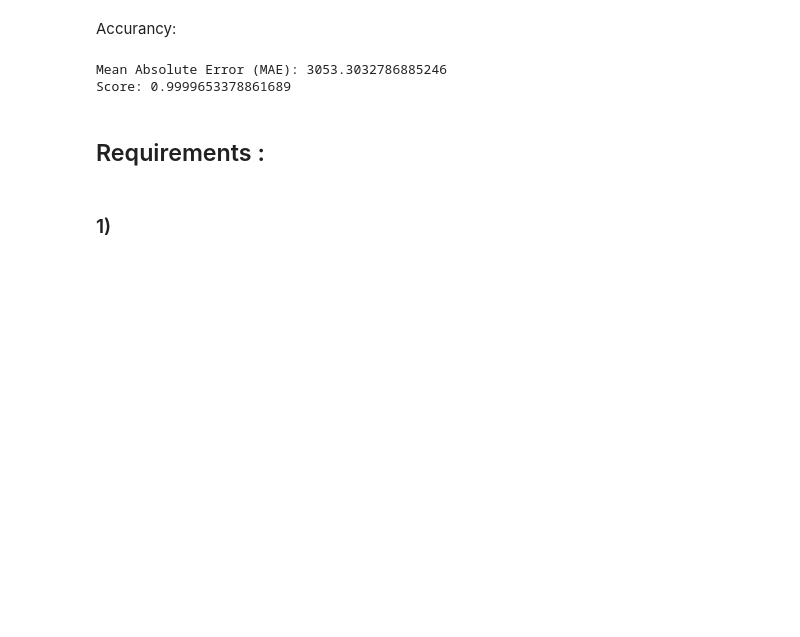
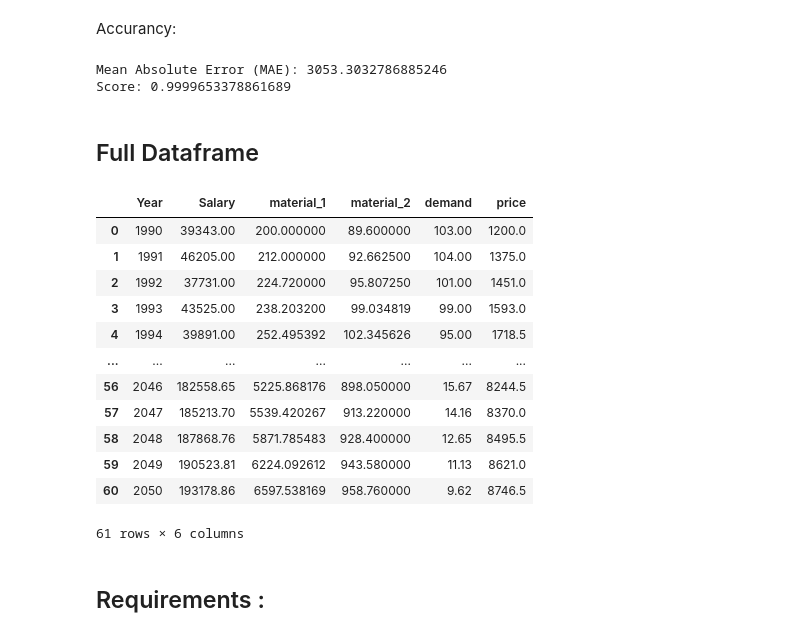
Before and after one commit to PhantomGXx/BestEngEcoTeam-PythonProject, a Jupyter notebook: EE-PROJECT-BEET.ipynb, the cells around one changed output. Saved outputs shown, nothing was run; the diff lists cells and outputs as text; code cells hidden in the pictures; blank space fills up the shorter version.

```diff
--- a/EE-PROJECT-BEET.ipynb
+++ b/EE-PROJECT-BEET.ipynb
@@ -194,9 +196,9 @@ for year in future_years:
 
 y_1 = list(Y_1)
 f_1 = list(future_predictions_1)
-Material_1 = y_1 + f_1
+PREDICTED_LIST_1 = y_1 + f_1
 
-future_df_1 = pd.DataFrame({'Year': years.flatten(), 'Predicted_Material_1': Material_1})
+future_df_1 = pd.DataFrame({'Year': years.flatten(), 'Predicted_Material_1': PREDICTED_LIST_1})
 
 future_df_1
 # %% [output]
@@ -236,24 +356,22 @@ A regression model with the new data will be used to predict demand to the year
 A simple linear regression method will be used to show the price of the final product all the way to the year 2050, by using the previous data of the Product's Prices from the year 1990 to 2022.
 # %%
 INPUT='price'
-X = DATA['Years']
-X = X.values.reshape(-1, 1)
-Y_3 = DATA[INPUT]
+Y_4 = DATA[INPUT]
 
-model = lm.LinearRegression()
-model.fit(X,Y_3)
-s = model.score(X,Y_3)
+model_4 = lm.LinearRegression()
+model_4.fit(X,Y_4)
+s_4 = model_4.score(X,Y_4)
 
-future_predictions_3 = model.predict(future_years)
-future_predictions_3 = [round(num,2) for num in future_predictions_3]
+future_predictions_4 = model_4.predict(future_years)
+future_predictions_4 = [round(num,2) for num in future_predictions_4]
 
-y = list(Y_3)
-f_3 = list(future_predictions_3)
-PREDICTED_LIST = y + f_3
+y = list(Y_4)
+f_4 = list(future_predictions_4)
+PREDICTED_LIST_4 = y + f_4
 
-future_df_3 = pd.DataFrame({'Year': years.flatten(), 'Predicted_Data': PREDICTED_LIST})
+future_df_4 = pd.DataFrame({'Year': years.flatten(), 'Predicted_Data': PREDICTED_LIST_4})
 
-future_df_3
+future_df_4
 # %% [output]
 |  | Year | Predicted_Data |
 | 0 | 1990 | 1200.0 |
@@ -292,7 +410,24 @@ print("Score:",s)
 # %% [output]
 Mean Absolute Error (MAE): 3053.3032786885246
 Score: 0.9999653378861689
+# %% [markdown]
+## Full Dataframe
+# %%
+full_df = pd.DataFrame({'Year': years.flatten(), 'Salary': PREDICTED_LIST, 'material_1':PREDICTED_LIST_1, 'material_2':PREDICTED_LIST_2,'demand':PREDICTED_LIST_3,'price': PREDICTED_LIST_4})
+full_df
+# %% [output]
+|  | Year | Salary | material_1 | material_2 | demand | price |
+| 0 | 1990 | 39343.00 | 200.000000 | 89.600000 | 103.00 | 1200.0 |
+| 1 | 1991 | 46205.00 | 212.000000 | 92.662500 | 104.00 | 1375.0 |
+| 2 | 1992 | 37731.00 | 224.720000 | 95.807250 | 101.00 | 1451.0 |
+| 3 | 1993 | 43525.00 | 238.203200 | 99.034819 | 99.00 | 1593.0 |
+| 4 | 1994 | 39891.00 | 252.495392 | 102.345626 | 95.00 | 1718.5 |
+| ... | ... | ... | ... | ... | ... | ... |
+| 56 | 2046 | 182558.65 | 5225.868176 | 898.050000 | 15.67 | 8244.5 |
+| 57 | 2047 | 185213.70 | 5539.420267 | 913.220000 | 14.16 | 8370.0 |
+| 58 | 2048 | 187868.76 | 5871.785483 | 928.400000 | 12.65 | 8495.5 |
+| 59 | 2049 | 190523.81 | 6224.092612 | 943.580000 | 11.13 | 8621.0 |
+| 60 | 2050 | 193178.86 | 6597.538169 | 958.760000 | 9.62 | 8746.5 |
+61 rows × 6 columns
 # %% [markdown]
 ## Requirements :
-# %% [markdown]
-### 1)
```
Also changed, not shown: parts of 14 cells of this notebook, 1 other file.
